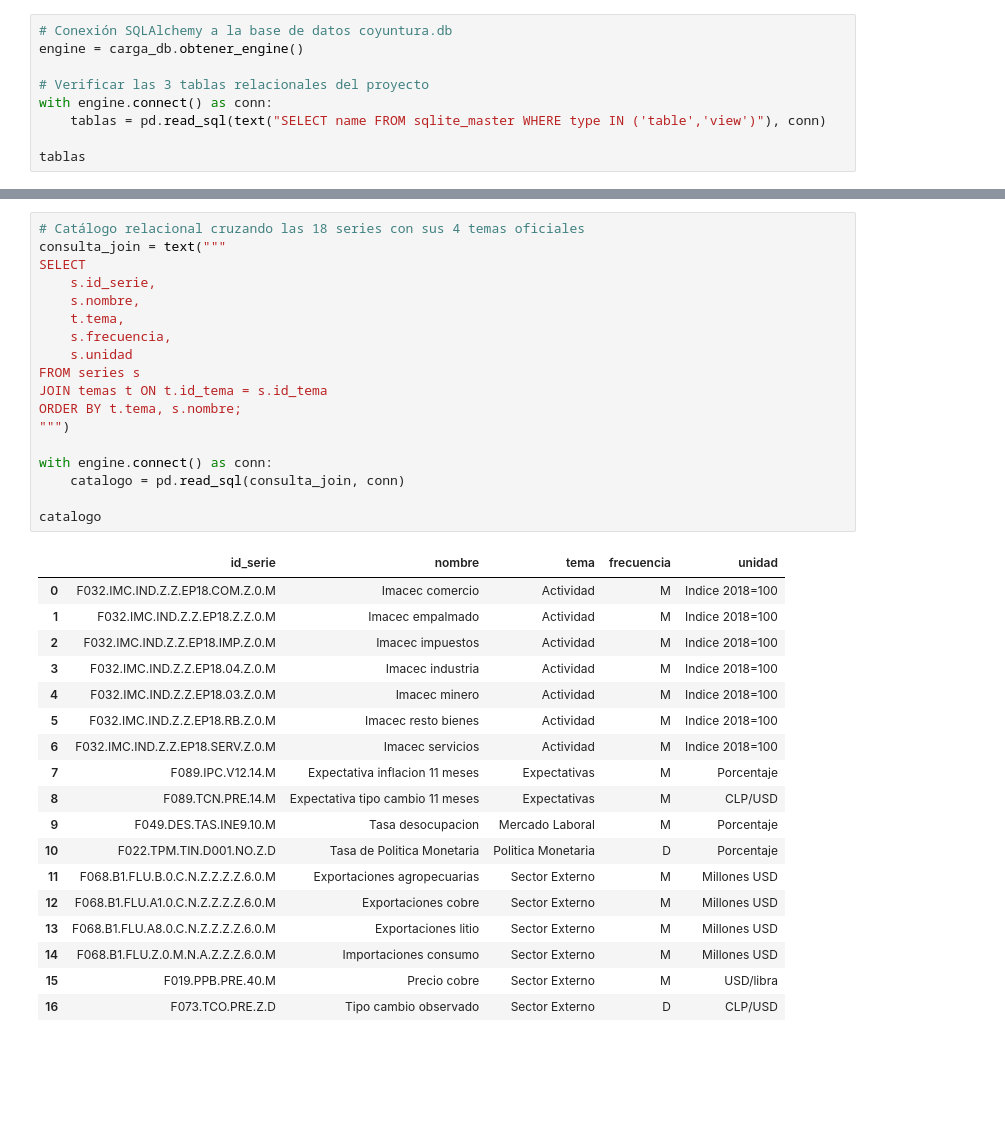
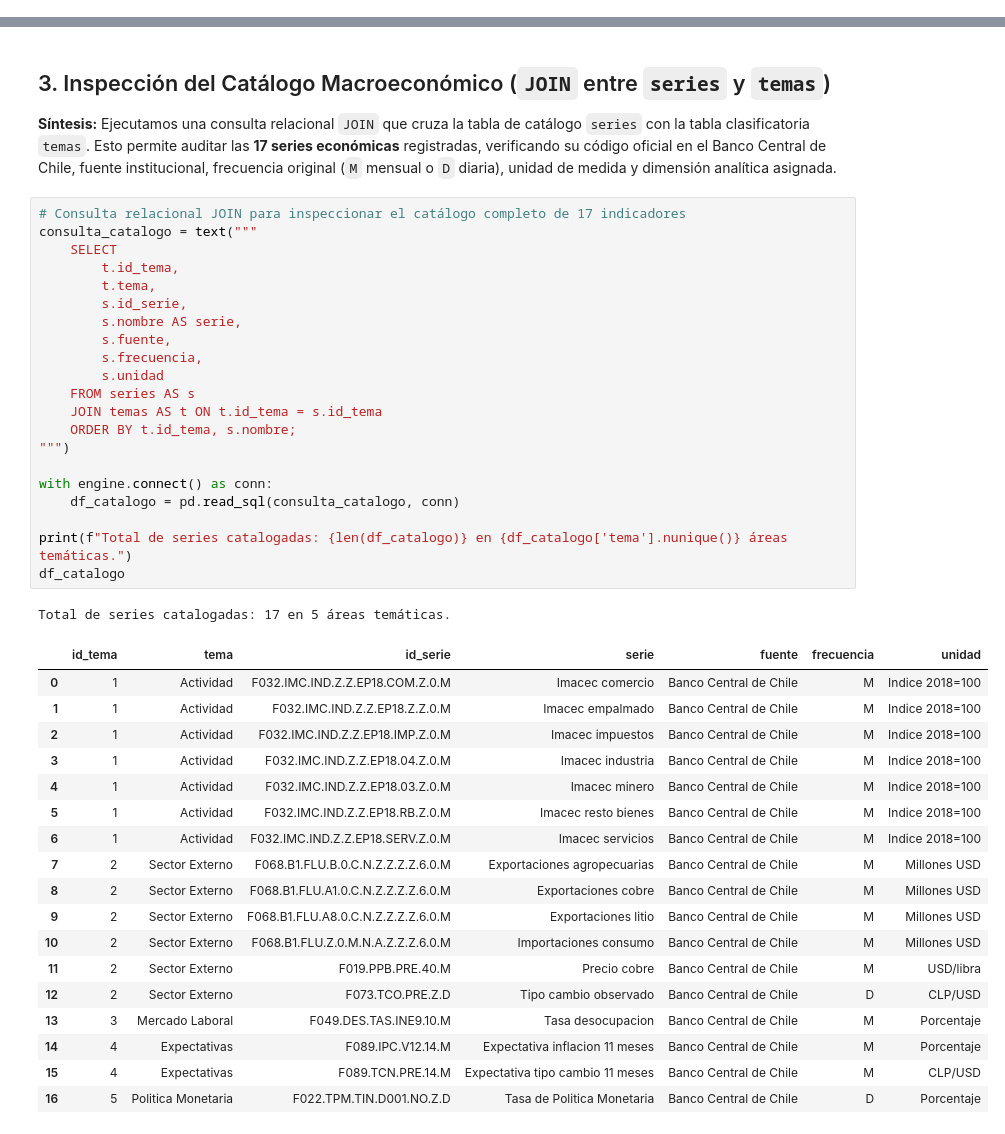
Before and after one commit to matiaspalma1/Portafolio_grupo_12_Imacec, a Jupyter notebook: notebooks/01_pipeline_datos.ipynb, the cells around one changed output, grey strips where cells are left out. Cells and saved outputs as stored; diff of their text form; blank space fills up the shorter version.

```diff
--- a/notebooks/01_pipeline_datos.ipynb
+++ b/notebooks/01_pipeline_datos.ipynb
@@ -45,9 +53,0 @@ Base de datos lista y actualizada en: C:\Users\mpalm\Downloads\portafolio grupo
-# %%
-# Conexión SQLAlchemy a la base de datos coyuntura.db
-engine = carga_db.obtener_engine()
-
-# Verificar las 3 tablas relacionales del proyecto
-with engine.connect() as conn:
-    tablas = pd.read_sql(text("SELECT name FROM sqlite_master WHERE type IN ('table','view')"), conn)
-
-tablas
@@ -59,37 +87,45 @@ tablas
+# %% [markdown]
+## 3. Inspección del Catálogo Macroeconómico (`JOIN` entre `series` y `temas`)
+
+**Síntesis:** Ejecutamos una consulta relacional `JOIN` que cruza la tabla de catálogo `series` con la tabla clasificatoria `temas`. Esto permite auditar las **17 series económicas** registradas, verificando su código oficial en el Banco Central de Chile, fuente institucional, frecuencia original (`M` mensual o `D` diaria), unidad de medida y dimensión analítica asignada.
 # %%
-# Catálogo relacional cruzando las 18 series con sus 4 temas oficiales
-consulta_join = text("""
-SELECT
-    s.id_serie,
-    s.nombre,
-    t.tema,
-    s.frecuencia,
-    s.unidad
-FROM series s
-JOIN temas t ON t.id_tema = s.id_tema
-ORDER BY t.tema, s.nombre;
+# Consulta relacional JOIN para inspeccionar el catálogo completo de 17 indicadores
+consulta_catalogo = text("""
+    SELECT
+        t.id_tema,
+        t.tema,
+        s.id_serie,
+        s.nombre AS serie,
+        s.fuente,
+        s.frecuencia,
+        s.unidad
+    FROM series AS s
+    JOIN temas AS t ON t.id_tema = s.id_tema
+    ORDER BY t.id_tema, s.nombre;
 """)
 
 with engine.connect() as conn:
-    catalogo = pd.read_sql(consulta_join, conn)
+    df_catalogo = pd.read_sql(consulta_catalogo, conn)
 
-catalogo
+print(f"Total de series catalogadas: {len(df_catalogo)} en {df_catalogo['tema'].nunique()} áreas temáticas.")
+df_catalogo
 # %% [output]
+Total de series catalogadas: 17 en 5 áreas temáticas.
-|  | id_serie | nombre | tema | frecuencia | unidad |
-| 0 | F032.IMC.IND.Z.Z.EP18.COM.Z.0.M | Imacec comercio | Actividad | M | Indice 2018=100 |
-| 1 | F032.IMC.IND.Z.Z.EP18.Z.Z.0.M | Imacec empalmado | Actividad | M | Indice 2018=100 |
-| 2 | F032.IMC.IND.Z.Z.EP18.IMP.Z.0.M | Imacec impuestos | Actividad | M | Indice 2018=100 |
-| 3 | F032.IMC.IND.Z.Z.EP18.04.Z.0.M | Imacec industria | Actividad | M | Indice 2018=100 |
-| 4 | F032.IMC.IND.Z.Z.EP18.03.Z.0.M | Imacec minero | Actividad | M | Indice 2018=100 |
-| 5 | F032.IMC.IND.Z.Z.EP18.RB.Z.0.M | Imacec resto bienes | Actividad | M | Indice 2018=100 |
-| 6 | F032.IMC.IND.Z.Z.EP18.SERV.Z.0.M | Imacec servicios | Actividad | M | Indice 2018=100 |
-| 7 | F089.IPC.V12.14.M | Expectativa inflacion 11 meses | Expectativas | M | Porcentaje |
-| 8 | F089.TCN.PRE.14.M | Expectativa tipo cambio 11 meses | Expectativas | M | CLP/USD |
-| 9 | F049.DES.TAS.INE9.10.M | Tasa desocupacion | Mercado Laboral | M | Porcentaje |
-| 10 | F022.TPM.TIN.D001.NO.Z.D | Tasa de Politica Monetaria | Politica Monetaria | D | Porcentaje |
-| 11 | F068.B1.FLU.B.0.C.N.Z.Z.Z.Z.6.0.M | Exportaciones agropecuarias | Sector Externo | M | Millones USD |
-| 12 | F068.B1.FLU.A1.0.C.N.Z.Z.Z.Z.6.0.M | Exportaciones cobre | Sector Externo | M | Millones USD |
-| 13 | F068.B1.FLU.A8.0.C.N.Z.Z.Z.Z.6.0.M | Exportaciones litio | Sector Externo | M | Millones USD |
-| 14 | F068.B1.FLU.Z.0.M.N.A.Z.Z.Z.6.0.M | Importaciones consumo | Sector Externo | M | Millones USD |
-| 15 | F019.PPB.PRE.40.M | Precio cobre | Sector Externo | M | USD/libra |
-| 16 | F073.TCO.PRE.Z.D | Tipo cambio observado | Sector Externo | D | CLP/USD |
+|  | id_tema | tema | id_serie | serie | fuente | frecuencia | unidad |
+| 0 | 1 | Actividad | F032.IMC.IND.Z.Z.EP18.COM.Z.0.M | Imacec comercio | Banco Central de Chile | M | Indice 2018=100 |
+| 1 | 1 | Actividad | F032.IMC.IND.Z.Z.EP18.Z.Z.0.M | Imacec empalmado | Banco Central de Chile | M | Indice 2018=100 |
+| 2 | 1 | Actividad | F032.IMC.IND.Z.Z.EP18.IMP.Z.0.M | Imacec impuestos | Banco Central de Chile | M | Indice 2018=100 |
+| 3 | 1 | Actividad | F032.IMC.IND.Z.Z.EP18.04.Z.0.M | Imacec industria | Banco Central de Chile | M | Indice 2018=100 |
+| 4 | 1 | Actividad | F032.IMC.IND.Z.Z.EP18.03.Z.0.M | Imacec minero | Banco Central de Chile | M | Indice 2018=100 |
+| 5 | 1 | Actividad | F032.IMC.IND.Z.Z.EP18.RB.Z.0.M | Imacec resto bienes | Banco Central de Chile | M | Indice 2018=100 |
+| 6 | 1 | Actividad | F032.IMC.IND.Z.Z.EP18.SERV.Z.0.M | Imacec servicios | Banco Central de Chile | M | Indice 2018=100 |
+| 7 | 2 | Sector Externo | F068.B1.FLU.B.0.C.N.Z.Z.Z.Z.6.0.M | Exportaciones agropecuarias | Banco Central de Chile | M | Millones USD |
+| 8 | 2 | Sector Externo | F068.B1.FLU.A1.0.C.N.Z.Z.Z.Z.6.0.M | Exportaciones cobre | Banco Central de Chile | M | Millones USD |
+| 9 | 2 | Sector Externo | F068.B1.FLU.A8.0.C.N.Z.Z.Z.Z.6.0.M | Exportaciones litio | Banco Central de Chile | M | Millones USD |
+| 10 | 2 | Sector Externo | F068.B1.FLU.Z.0.M.N.A.Z.Z.Z.6.0.M | Importaciones consumo | Banco Central de Chile | M | Millones USD |
+| 11 | 2 | Sector Externo | F019.PPB.PRE.40.M | Precio cobre | Banco Central de Chile | M | USD/libra |
+| 12 | 2 | Sector Externo | F073.TCO.PRE.Z.D | Tipo cambio observado | Banco Central de Chile | D | CLP/USD |
+| 13 | 3 | Mercado Laboral | F049.DES.TAS.INE9.10.M | Tasa desocupacion | Banco Central de Chile | M | Porcentaje |
+| 14 | 4 | Expectativas | F089.IPC.V12.14.M | Expectativa inflacion 11 meses | Banco Central de Chile | M | Porcentaje |
+| 15 | 4 | Expectativas | F089.TCN.PRE.14.M | Expectativa tipo cambio 11 meses | Banco Central de Chile | M | CLP/USD |
+| 16 | 5 | Politica Monetaria | F022.TPM.TIN.D001.NO.Z.D | Tasa de Politica Monetaria | Banco Central de Chile | D | Porcentaje |
```
Also changed, not shown: parts of 11 cells of this notebook, 12 other files.
